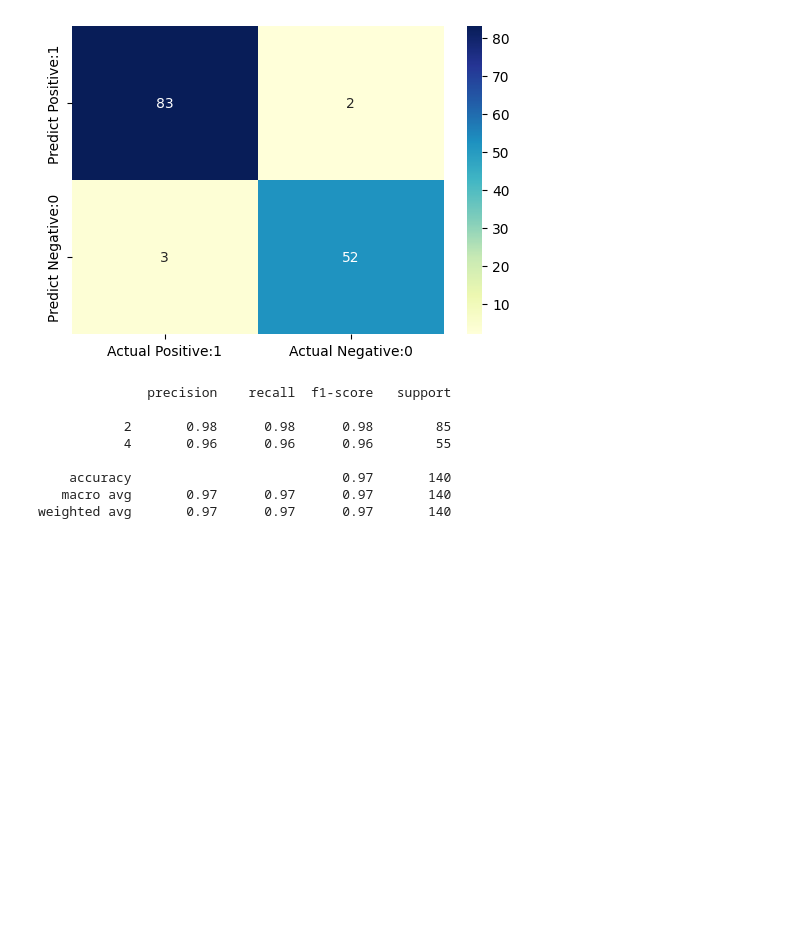
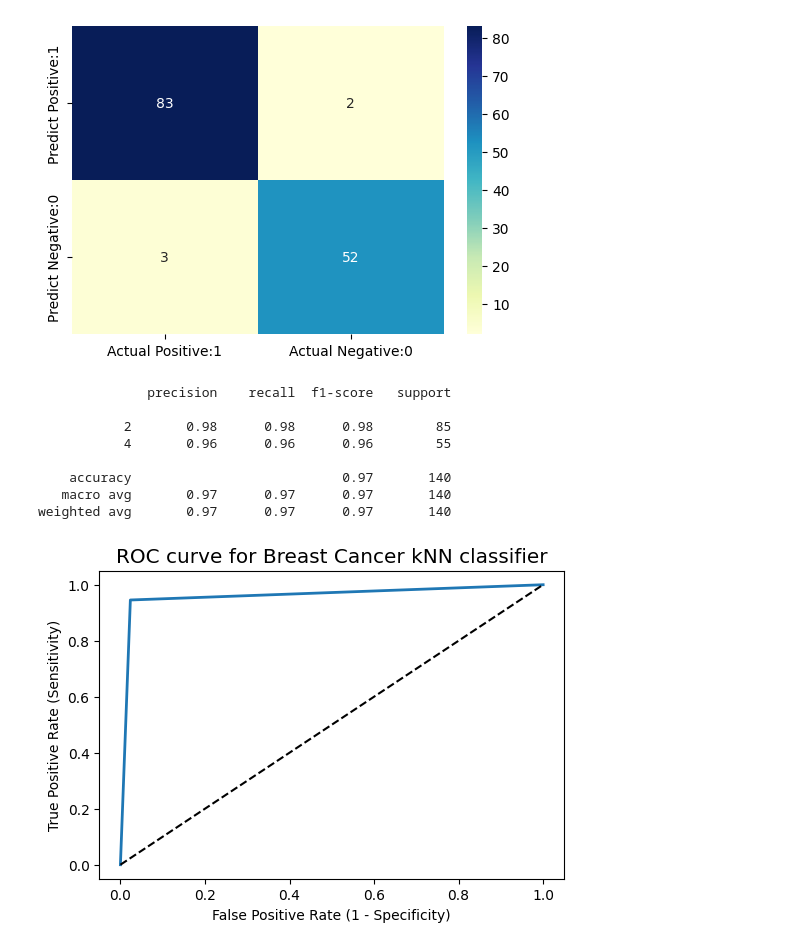
Before and after one commit to kylesonev/100-days-ml, a Jupyter notebook: notebooks/05_knearest_neighbours_2.ipynb, the cells around one changed output. Cells and saved outputs as stored; diff of their text form; code cells hidden in the pictures; blank space fills up the shorter version.

```diff
--- a/notebooks/05_knearest_neighbours_2.ipynb
+++ b/notebooks/05_knearest_neighbours_2.ipynb
@@ -418,20 +418,22 @@ weighted avg       0.97      0.97      0.97       140
 # %%
 from sklearn.metrics import roc_curve
 
-fpr, tpr, thresholds = roc_curve(y_test, y_pred_1, pos_label=4)
+fpr, tpr, thresholds = roc_curve(y_test, y_pred, pos_label=4)
 
 plt.figure(figsize=(6,4))
 
 plt.plot(fpr, tpr, linewidth=2)
 
 plt.plot([0,1], [0,1], 'k--' )
 
 plt.rcParams['font.size'] = 12
 
 plt.title('ROC curve for Breast Cancer kNN classifier')
 
 plt.xlabel('False Positive Rate (1 - Specificity)')
 
 plt.ylabel('True Positive Rate (Sensitivity)')
 
 plt.show()
+# %% [output]
+[figure, added]
```
Also changed, not shown: 2 other files.
